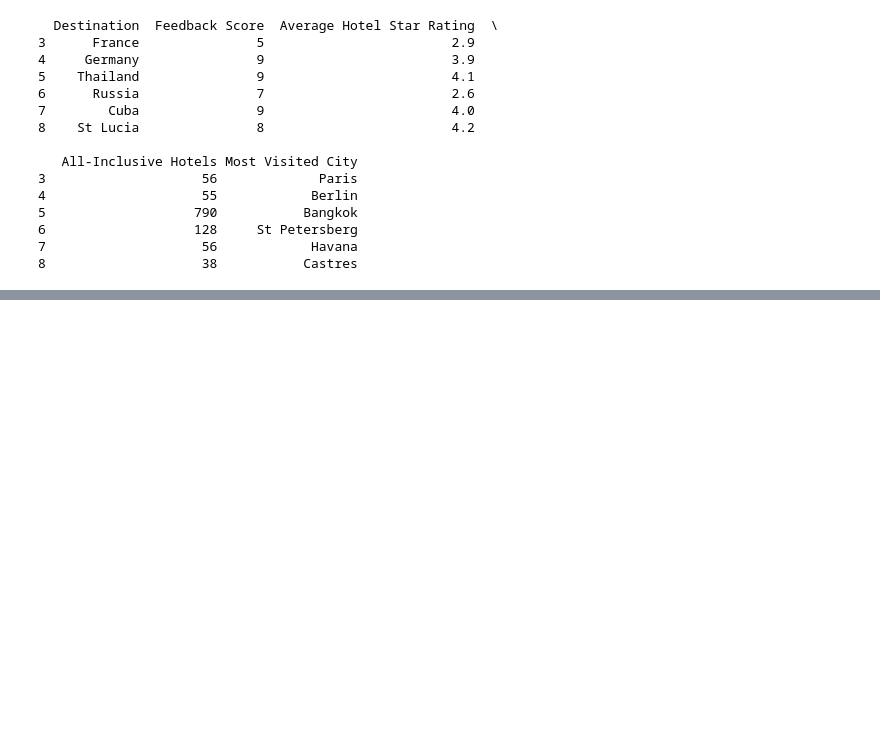
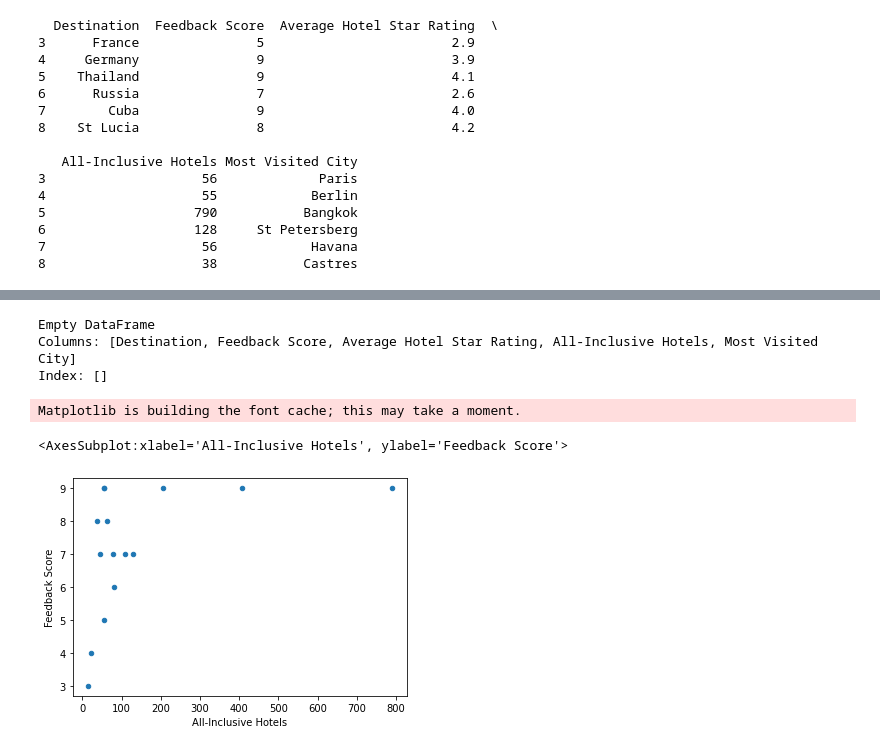
Before and after one commit to FelicityWalker/TTA-FELICITYWALKER, a Jupyter notebook: Week4HL-FelicityWalker.ipynb, the cells around one changed output, grey strips where cells are left out. Cells and saved outputs as stored; diff of their text form; code cells hidden in the pictures; blank space fills up the shorter version.

```diff
--- a/Week4HL-FelicityWalker.ipynb
+++ b/Week4HL-FelicityWalker.ipynb
@@ -17,9 +14,6 @@ Number of rows  15
 Number of columns  5
 # %%
 #2.	Print row 3-8 ( using iloc/loc).
-import pandas as pd
-
-holdata = pd.read_csv("destinations.csv")
 
 print(holdata.iloc[3:9])
 # %% [output]
@@ -40,9 +34,6 @@ print(holdata.iloc[3:9])
 8                    38           Castres
 # %%
 #3.	Find the mean number of all-inclusive hotels across all destinations.
-import pandas as pd
 
-holdata = pd.read_csv("destinations.csv")
-
-holdata["All-Inclusive Hotels"].mean
+holdata["All-Inclusive Hotels"].mean()
 # %% [output]
@@ -65,11 +41,5 @@ Name: All-Inclusive Hotels, dtype: int64>
 # %%
 #4.	Find the lowest scoring destination.
 
-import pandas as pd
-
-holdata = pd.read_csv("destinations.csv")
-
-lowscore = holdata["Feedback Score"].min()
-
-print(holdata[holdata['Destination'] == highscore])
+holdata[ holdata['Feedback Score'] == holdata['Feedback Score'].min() ]
 # %% [output]
@@ -79,11 +47,0 @@ Index: []
-# %%
-#5.	Find the highest scoring destination.
-import pandas as pd
-
-holdata = pd.read_csv("destinations.csv")
-
-#returns index value of highest feeback score #needs amending to return value # then run iloc for row position
-
-highscore = holdata['Feedback Score'].max()
-
-print(holdata[holdata['Destination'] == highscore])
@@ -98,8 +107,24 @@ Index: []
 # %%
 #8. Filter the data score below 2 ( I need to know if these destinations should be removed or there is a problem)
+
+filter = holdata['Feedback Score'] < 2
+
+score = holdata[filter]
+
+print(score)
+# %% [output]
+Empty DataFrame
+Columns: [Destination, Feedback Score, Average Hotel Star Rating, All-Inclusive Hotels, Most Visited City]
+Index: []
 # %%
 #Extension
 #1.	Is there a correlation between number of all-inclusive hotels and score?
+
+holdata.plot.scatter(x='All-Inclusive Hotels', y='Feedback Score')
+# %% [output]
+Matplotlib is building the font cache; this may take a moment.
+<AxesSubplot:xlabel='All-Inclusive Hotels', ylabel='Feedback Score'>
+[figure, added]
 # %%
 #Extension
 #2. Create a data visualisation diagram to show destination and highest scores?
```
Also changed, not shown: parts of 8 cells of this notebook.
